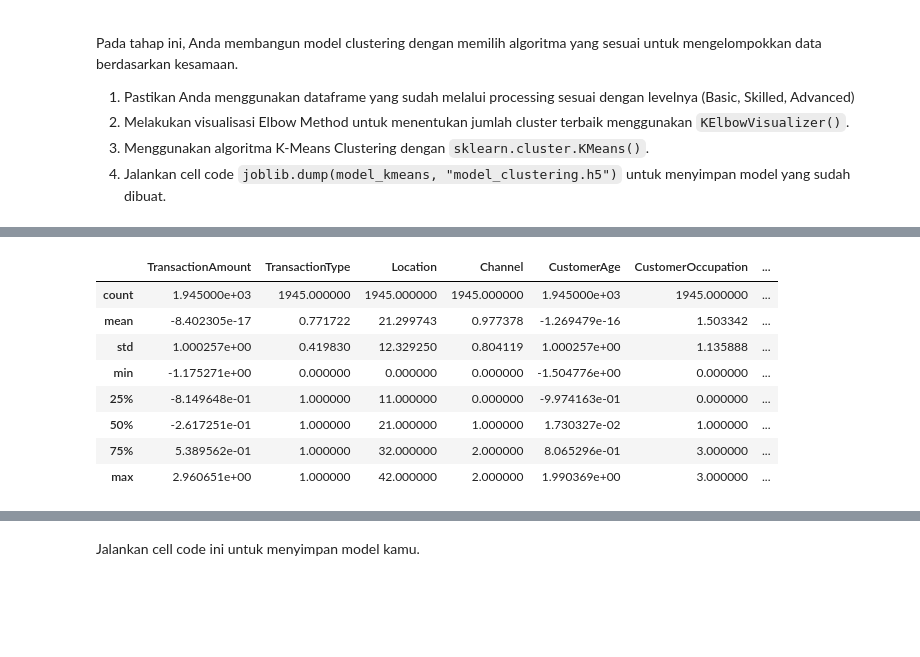
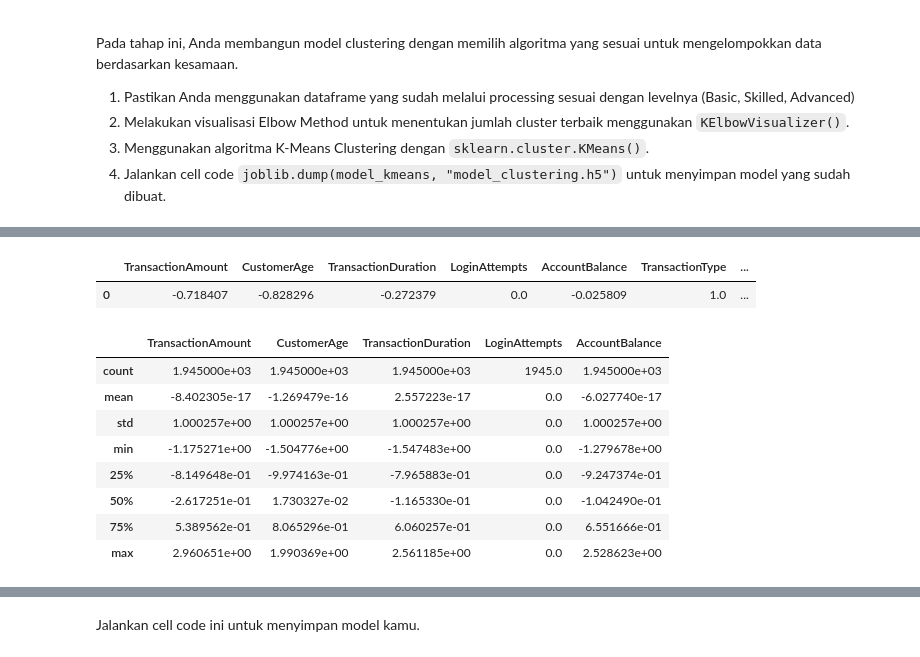
Before and after one commit to muchammadwr/bank-segmentation-customers, a Jupyter notebook: [Clustering]_Submission_Akhir_BMLP_MuchammadWildanAlkautsar.ipynb, the cells around one changed output, grey strips where cells are left out. Cells and saved outputs as stored; diff of their text form; code cells hidden in the pictures; blank space fills up the shorter version.

```diff
--- a/[Clustering]_Submission_Akhir_BMLP_MuchammadWildanAlkautsar.ipynb
+++ b/[Clustering]_Submission_Akhir_BMLP_MuchammadWildanAlkautsar.ipynb
@@ -613,25 +751,39 @@ Pada tahap ini, Anda membangun model clustering dengan memilih algoritma yang se
+# %%
+preprocessor = clustering_pipeline.named_steps["preprocessor"]
+
+transformed_data = preprocessor.transform(prepared_data)
+
+transformed_df = pd.DataFrame(
+    transformed_data,
+    columns=preprocessor.get_feature_names_out(),
+)
+
+display(transformed_df)
+# %% [output]
+|  | TransactionAmount | CustomerAge | TransactionDuration | LoginAttempts | AccountBalance | TransactionType | ... |
+| 0 | -0.718407 | -0.828296 | -0.272379 | 0.0 | -0.025809 | 1.0 | ... |
 # %%
-# Gunakan describe untuk memastikan proses clustering menggunakan dataset hasil preprocessing
-# Lengkapi kode ini dengan mengubah nama DataFrame yang akan dilatih.
-# Kode harus digunakan dan dilarang menambahkan syntax lainnya pada cell ini.
+# # Gunakan describe untuk memastikan proses clustering menggunakan dataset hasil preprocessing
+# # Lengkapi kode ini dengan mengubah nama DataFrame yang akan dilatih.
+# # Kode harus digunakan dan dilarang menambahkan syntax lainnya pada cell ini.
 
-### MULAI CODE ###
+# ### MULAI CODE ###
 
-# Buat salinan (copy) dari 'df' ke variabel 'df_used'
-df_used = df.copy()
+# # Buat salinan (copy) dari 'df' ke variabel 'df_used'
+# df_used = df.copy()
 
-# Tampilkan ringkasan statistik dari DataFrame 'df'
-df_used.describe()
+# # Tampilkan ringkasan statistik dari DataFrame 'df'
+# df_used.describe()
 
-### SELESAI CODE ###
+# ### SELESAI CODE ###
 # %% [output]
-|  | TransactionAmount | TransactionType | Location | Channel | CustomerAge | CustomerOccupation | ... |
-| count | 1.945000e+03 | 1945.000000 | 1945.000000 | 1945.000000 | 1.945000e+03 | 1945.000000 | ... |
-| mean | -8.402305e-17 | 0.771722 | 21.299743 | 0.977378 | -1.269479e-16 | 1.503342 | ... |
-| std | 1.000257e+00 | 0.419830 | 12.329250 | 0.804119 | 1.000257e+00 | 1.135888 | ... |
-| min | -1.175271e+00 | 0.000000 | 0.000000 | 0.000000 | -1.504776e+00 | 0.000000 | ... |
-| 25% | -8.149648e-01 | 1.000000 | 11.000000 | 0.000000 | -9.974163e-01 | 0.000000 | ... |
-| 50% | -2.617251e-01 | 1.000000 | 21.000000 | 1.000000 | 1.730327e-02 | 1.000000 | ... |
-| 75% | 5.389562e-01 | 1.000000 | 32.000000 | 2.000000 | 8.065296e-01 | 3.000000 | ... |
-| max | 2.960651e+00 | 1.000000 | 42.000000 | 2.000000 | 1.990369e+00 | 3.000000 | ... |
+|  | TransactionAmount | CustomerAge | TransactionDuration | LoginAttempts | AccountBalance |
+| count | 1.945000e+03 | 1.945000e+03 | 1.945000e+03 | 1945.0 | 1.945000e+03 |
+| mean | -8.402305e-17 | -1.269479e-16 | 2.557223e-17 | 0.0 | -6.027740e-17 |
+| std | 1.000257e+00 | 1.000257e+00 | 1.000257e+00 | 0.0 | 1.000257e+00 |
+| min | -1.175271e+00 | -1.504776e+00 | -1.547483e+00 | 0.0 | -1.279678e+00 |
+| 25% | -8.149648e-01 | -9.974163e-01 | -7.965883e-01 | 0.0 | -9.247374e-01 |
+| 50% | -2.617251e-01 | 1.730327e-02 | -1.165330e-01 | 0.0 | -1.042490e-01 |
+| 75% | 5.389562e-01 | 8.065296e-01 | 6.060257e-01 | 0.0 | 6.551666e-01 |
+| max | 2.960651e+00 | 1.990369e+00 | 2.561185e+00 | 0.0 | 2.528623e+00 |
 # %%
```
Also changed, not shown: parts of 33 cells of this notebook.
